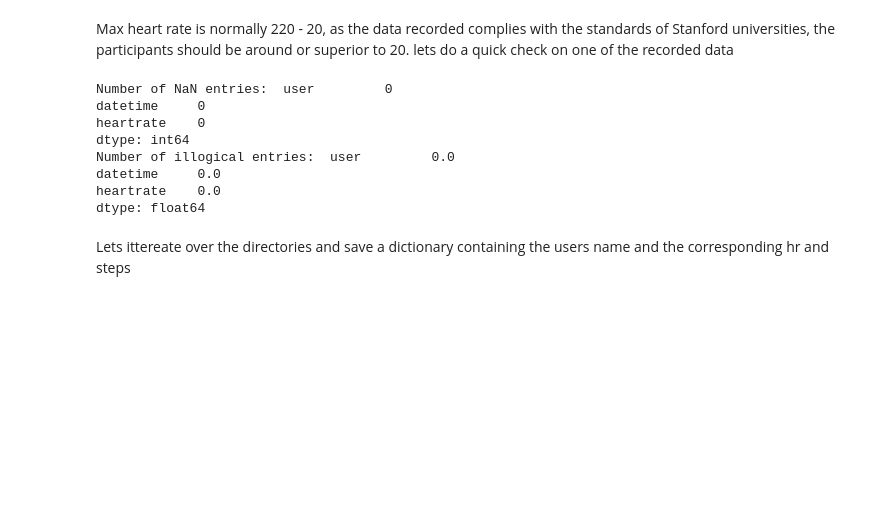
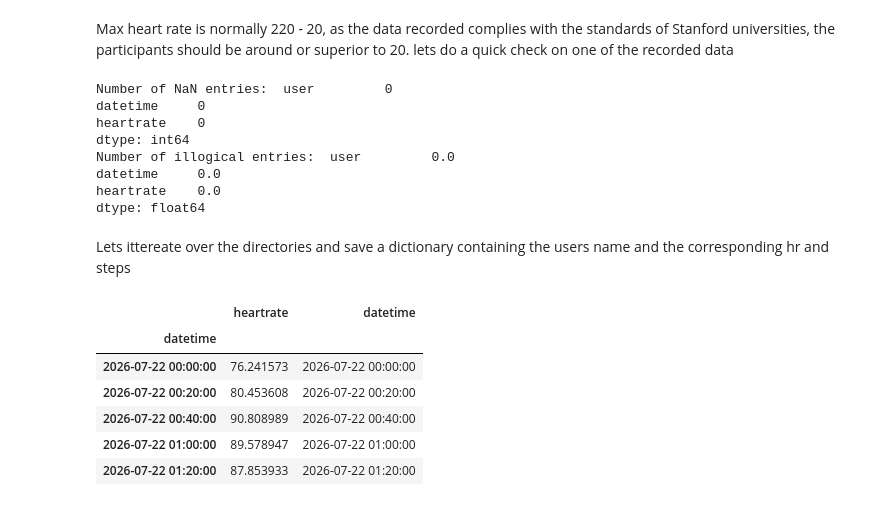
Before and after one commit to Heatdh/IterAsianAI, a Jupyter notebook: lightweight_hr_horizantalmerge.ipynb, the cells around one changed output. Saved outputs shown, nothing was run; the diff lists cells and outputs as text; code cells hidden in the pictures; blank space fills up the shorter version.

```diff
--- a/lightweight_hr_horizantalmerge.ipynb
+++ b/lightweight_hr_horizantalmerge.ipynb
@@ -106,5 +108,15 @@ for user in dict_user_data.keys():
         df_hr['datetime'] = df_hr.index
     merged_df_same_user_dict[user]=df_hr
     #merged_df_same_user_dict_2[user]=pd.merge(df_hr, df_steps, left_index=True, right_index=True, how="outer")
+# %%
+merged_df_same_user_dict['A0KX894'].head()
+# %% [output]
+|  | heartrate | datetime |
+| datetime |  |  |
+| 2026-07-22 00:00:00 | 76.241573 | 2026-07-22 00:00:00 |
+| 2026-07-22 00:20:00 | 80.453608 | 2026-07-22 00:20:00 |
+| 2026-07-22 00:40:00 | 90.808989 | 2026-07-22 00:40:00 |
+| 2026-07-22 01:00:00 | 89.578947 | 2026-07-22 01:00:00 |
+| 2026-07-22 01:20:00 | 87.853933 | 2026-07-22 01:20:00 |
 # %%
 df_t = merged_df_same_user_dict['A0KX894']
```
Also changed, not shown: parts of 9 cells of this notebook, 10 other files.
